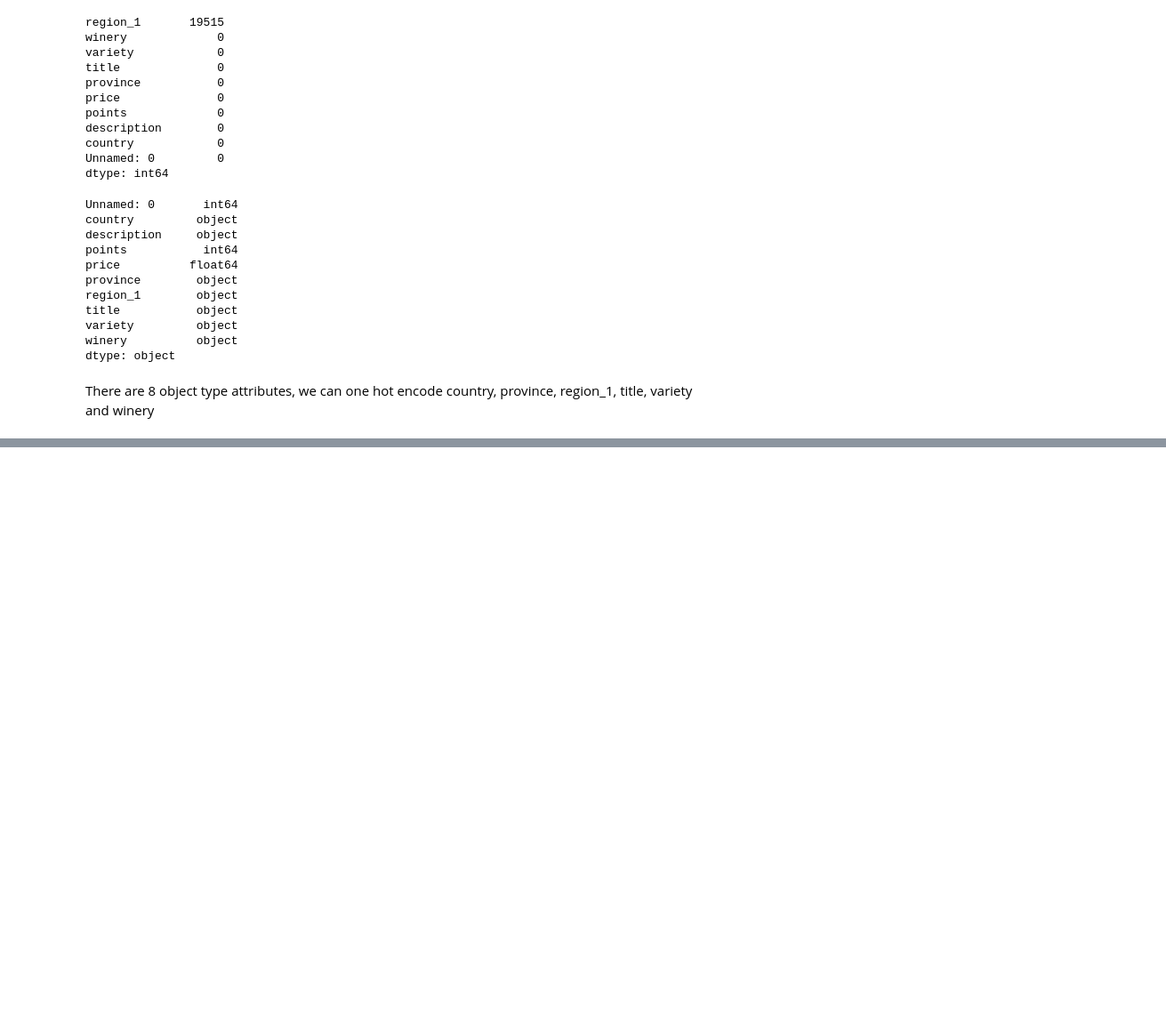
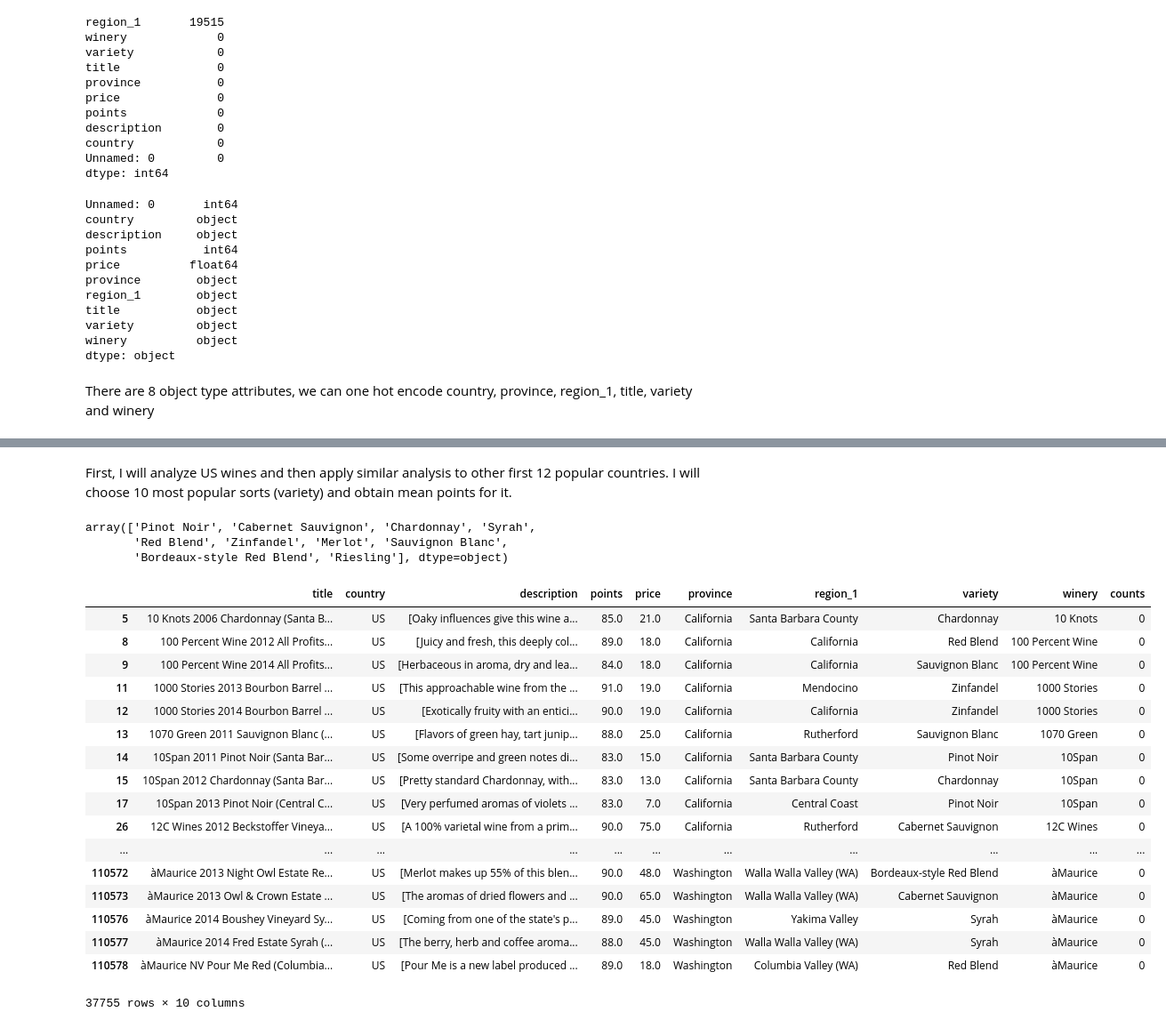
Before and after one commit to lenuel/Wine-Analysis, a Jupyter notebook: wine-analysis.ipynb, the cells around one changed output, grey strips where cells are left out. Shown: that part at 89% size. Drawn from its saved outputs; the diff is of its cells as text; code cells hidden in the pictures; blank space fills up the shorter version.

```diff
--- a/wine-analysis.ipynb
+++ b/wine-analysis.ipynb
@@ -154,0 +224,32 @@ wine_groupped
+# %% [markdown]
+First, I will analyze US wines and then apply similar analysis to  other first 12 popular countries.
+I will choose 10 most popular sorts (variety) and obtain mean points for it.
+# %%
+us = country_variety_counts.loc[country_variety_counts['country']=='US'][:10]
+variety_list = us['variety'].values
+variety_list
+# %% [output]
+array(['Pinot Noir', 'Cabernet Sauvignon', 'Chardonnay', 'Syrah',
+       'Red Blend', 'Zinfandel', 'Merlot', 'Sauvignon Blanc',
+       'Bordeaux-style Red Blend', 'Riesling'], dtype=object)
+# %%
+wine_groupped[wine_groupped['variety'].isin(variety_list)][wine_groupped['country']=='US']
+# %% [output]
+|  | title | country | description | points | price | province | region_1 | variety | winery | counts |
+| 5 | 10 Knots 2006 Chardonnay (Santa B... | US | [Oaky influences give this wine a... | 85.0 | 21.0 | California | Santa Barbara County | Chardonnay | 10 Knots | 0 |
+| 8 | 100 Percent Wine 2012 All Profits... | US | [Juicy and fresh, this deeply col... | 89.0 | 18.0 | California | California | Red Blend | 100 Percent Wine | 0 |
+| 9 | 100 Percent Wine 2014 All Profits... | US | [Herbaceous in aroma, dry and lea... | 84.0 | 18.0 | California | California | Sauvignon Blanc | 100 Percent Wine | 0 |
+| 11 | 1000 Stories 2013 Bourbon Barrel ... | US | [This approachable wine from the ... | 91.0 | 19.0 | California | Mendocino | Zinfandel | 1000 Stories | 0 |
+| 12 | 1000 Stories 2014 Bourbon Barrel ... | US | [Exotically fruity with an entici... | 90.0 | 19.0 | California | California | Zinfandel | 1000 Stories | 0 |
+| 13 | 1070 Green 2011 Sauvignon Blanc (... | US | [Flavors of green hay, tart junip... | 88.0 | 25.0 | California | Rutherford | Sauvignon Blanc | 1070 Green | 0 |
+| 14 | 10Span 2011 Pinot Noir (Santa Bar... | US | [Some overripe and green notes di... | 83.0 | 15.0 | California | Santa Barbara County | Pinot Noir | 10Span | 0 |
+| 15 | 10Span 2012 Chardonnay (Santa Bar... | US | [Pretty standard Chardonnay, with... | 83.0 | 13.0 | California | Santa Barbara County | Chardonnay | 10Span | 0 |
+| 17 | 10Span 2013 Pinot Noir (Central C... | US | [Very perfumed aromas of violets ... | 83.0 | 7.0 | California | Central Coast | Pinot Noir | 10Span | 0 |
+| 26 | 12C Wines 2012 Beckstoffer Vineya... | US | [A 100% varietal wine from a prim... | 90.0 | 75.0 | California | Rutherford | Cabernet Sauvignon | 12C Wines | 0 |
+| ... | ... | ... | ... | ... | ... | ... | ... | ... | ... | ... |
+| 110572 | àMaurice 2013 Night Owl Estate Re... | US | [Merlot makes up 55% of this blen... | 90.0 | 48.0 | Washington | Walla Walla Valley (WA) | Bordeaux-style Red Blend | àMaurice | 0 |
+| 110573 | àMaurice 2013 Owl & Crown Estate ... | US | [The aromas of dried flowers and ... | 90.0 | 65.0 | Washington | Walla Walla Valley (WA) | Cabernet Sauvignon | àMaurice | 0 |
+| 110576 | àMaurice 2014 Boushey Vineyard Sy... | US | [Coming from one of the state's p... | 89.0 | 45.0 | Washington | Yakima Valley | Syrah | àMaurice | 0 |
+| 110577 | àMaurice 2014 Fred Estate Syrah (... | US | [The berry, herb and coffee aroma... | 88.0 | 45.0 | Washington | Walla Walla Valley (WA) | Syrah | àMaurice | 0 |
+| 110578 | àMaurice NV Pour Me Red (Columbia... | US | [Pour Me is a new label produced ... | 89.0 | 18.0 | Washington | Columbia Valley (WA) | Red Blend | àMaurice | 0 |
+37755 rows × 10 columns
```
Also changed, not shown: parts of 16 cells of this notebook.
